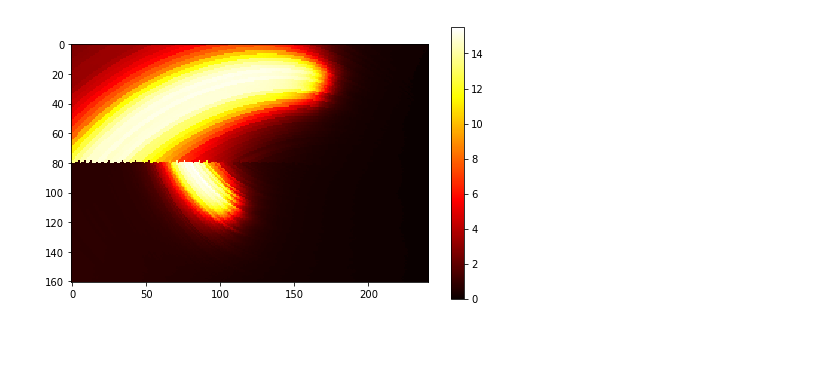
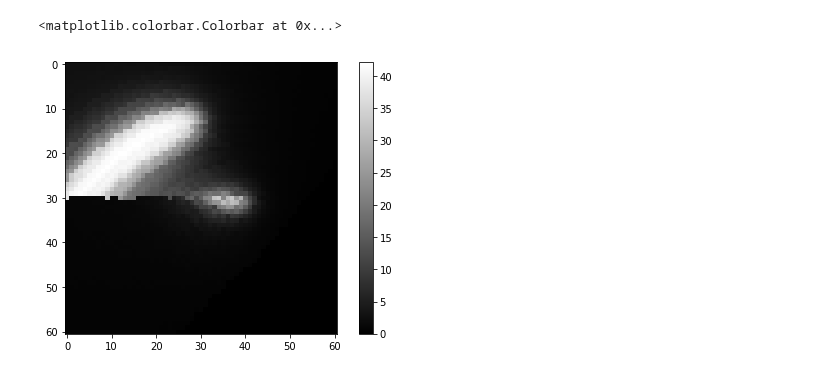
Before and after one commit to pulse2percept/pulse2percept, a Jupyter notebook: examples/notebooks/0.0-example-usage.ipynb, the cells around one changed output. Cells and saved outputs as stored; diff of their text form; code cells hidden in the pictures; blank space fills up the shorter version.

```diff
--- a/examples/notebooks/0.0-example-usage.ipynb
+++ b/examples/notebooks/0.0-example-usage.ipynb
@@ -19,7 +17,17 @@ sim.set_optic_fiber_layer(sampling=25)
+# %%
+# Set parameters of the optic fiber layer (OFL)
+# In previous versions of the model, this used to be called the `Retina`
+# object, which created a spatial grid and generated the axtron streak map.
+sampling = 100       # spatial sampling of the retina (microns)
+axon_lambda = 2        # constant that determines fall-off with axonal distance
+sim.set_optic_fiber_layer(sampling=sampling, axon_lambda=axon_lambda,
+                          x_range=[-3500, 2500], y_range=[-3000, 3000])
 # %%
 # Set parameters of the ganglion cell layer (GCL)
-t_gcl = 0.01 / 1000
+# In previous versions of the model, this used to be called `TemporalModel`.
+t_gcl = 0.005 / 1000   # Sampling step (s) for the GCL computation
 sim.set_ganglion_cell_layer(tsample=t_gcl)
 # %%
 # Send a pulse train to two specific electrodes, set all others to zero
-pt = p2p.stimuli.PulseTrain(t_gcl, freq=20, amp=20, dur=0.1)
+pt = p2p.stimuli.PulseTrain(t_gcl, freq=50, amp=20, dur=0.5)
+stim = {'E7': pt, 'A8': pt}
@@ -38,5 +33,0 @@ plt.plot(pt.data)
-# %%
-stim = {'E5': pt, 'A8': pt}
-sim.plot_fundus(stim)
-plt.axis([-30, 30, -20, 20])
-plt.savefig('fundus.eps')
@@ -51,8 +50,8 @@ percept = sim.pulse2percept(stim, tol=0.25, layers=['GCL', 'OFL'])
 # %%
 frame = p2p.get_brightest_frame(percept)
 plt.figure(figsize=(8, 5))
-plt.imshow(frame.data, cmap='hot')
+plt.imshow(frame.data, cmap='gray')
 plt.colorbar()
-plt.savefig('percept.eps')
 # %% [output]
+<matplotlib.colorbar.Colorbar at 0x...>
-[figure, old version]
+[figure, new version]
```
Also changed, not shown: parts of 11 cells of this notebook, 5 other files.
